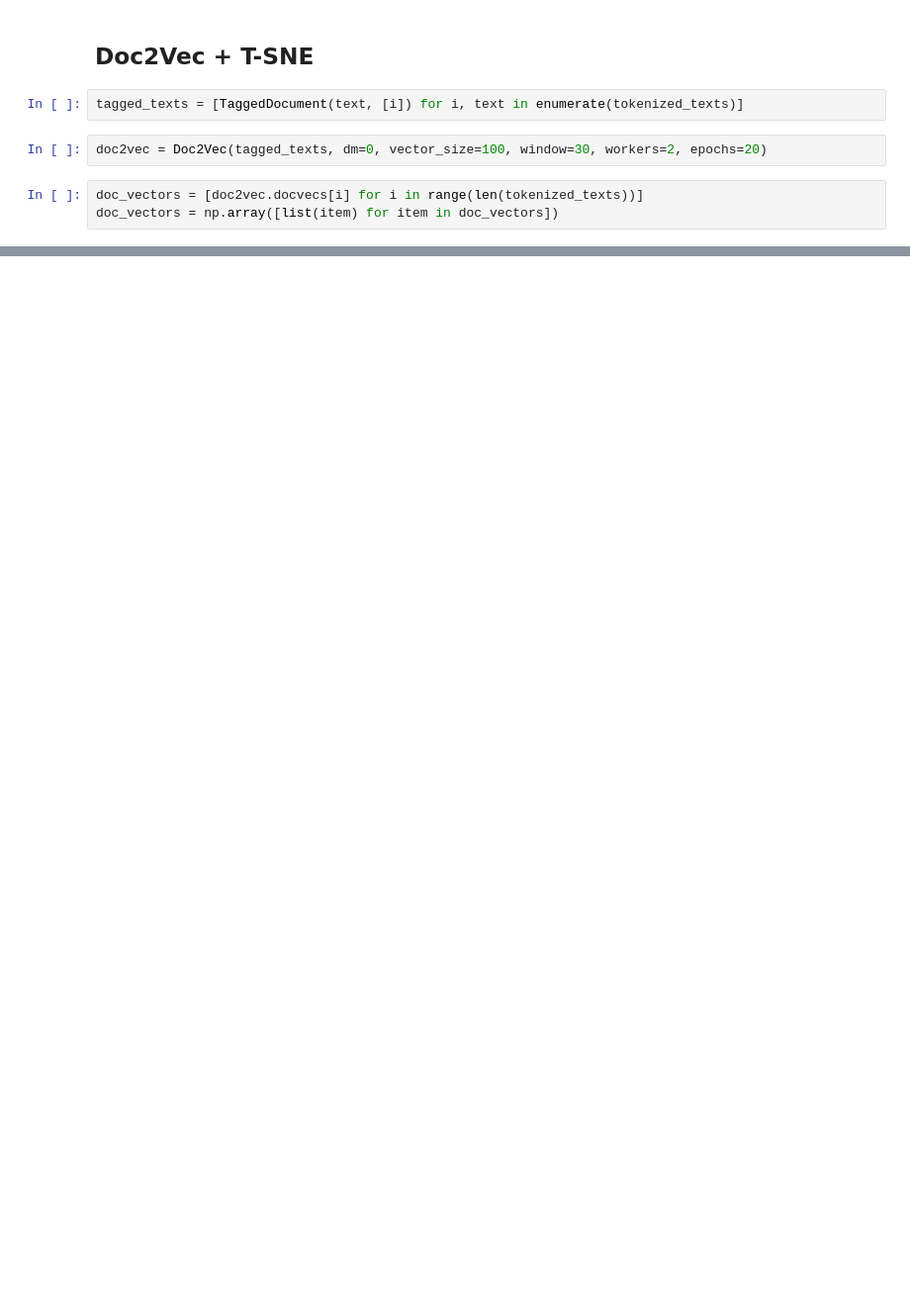
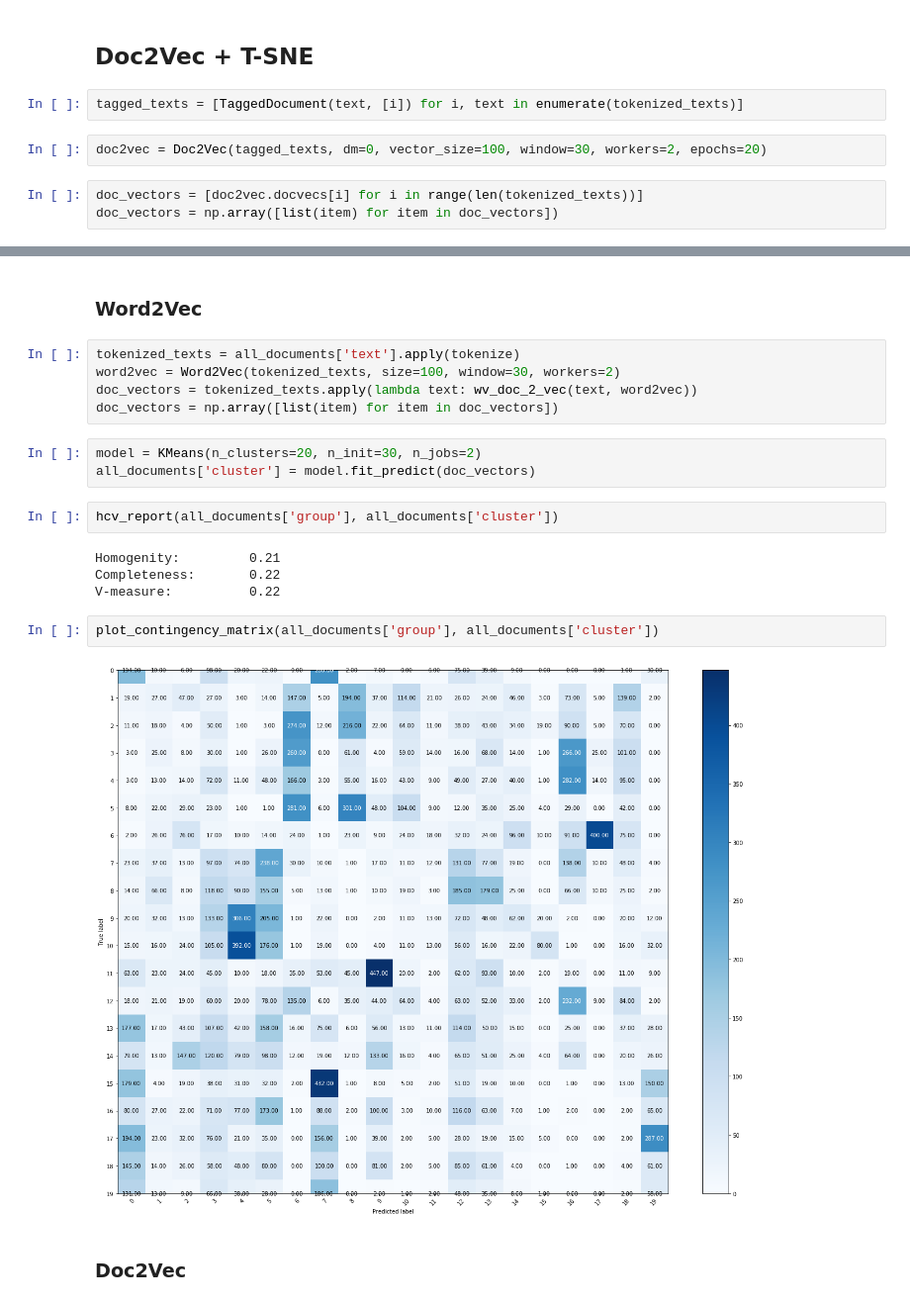
Before and after one commit to Goopard/DS-Homeworks, a Jupyter notebook: HW6.ipynb, the cells around one changed output, grey strips where cells are left out. Shown at 99% size. Cells and saved outputs as stored; diff of their text form; blank space fills up the shorter version.

```diff
--- a/HW6.ipynb
+++ b/HW6.ipynb
@@ -185,0 +261,22 @@ plot_color_dots(result, all_documents['group'])
+# %% [markdown]
+### Word2Vec
+# %%
+tokenized_texts = all_documents['text'].apply(tokenize)
+word2vec = Word2Vec(tokenized_texts, size=100, window=30, workers=2)
+doc_vectors = tokenized_texts.apply(lambda text: wv_doc_2_vec(text, word2vec))
+doc_vectors = np.array([list(item) for item in doc_vectors])
+# %%
+model = KMeans(n_clusters=20, n_init=30, n_jobs=2)
+all_documents['cluster'] = model.fit_predict(doc_vectors)
+# %%
+hcv_report(all_documents['group'], all_documents['cluster'])
+# %% [output]
+Homogenity:         0.21
+Completeness:       0.22
+V-measure:          0.22
+# %%
+plot_contingency_matrix(all_documents['group'], all_documents['cluster'])
+# %% [output]
+[figure, added]
+# %% [markdown]
+### Doc2Vec
```
Also changed, not shown: parts of 22 cells of this notebook.
